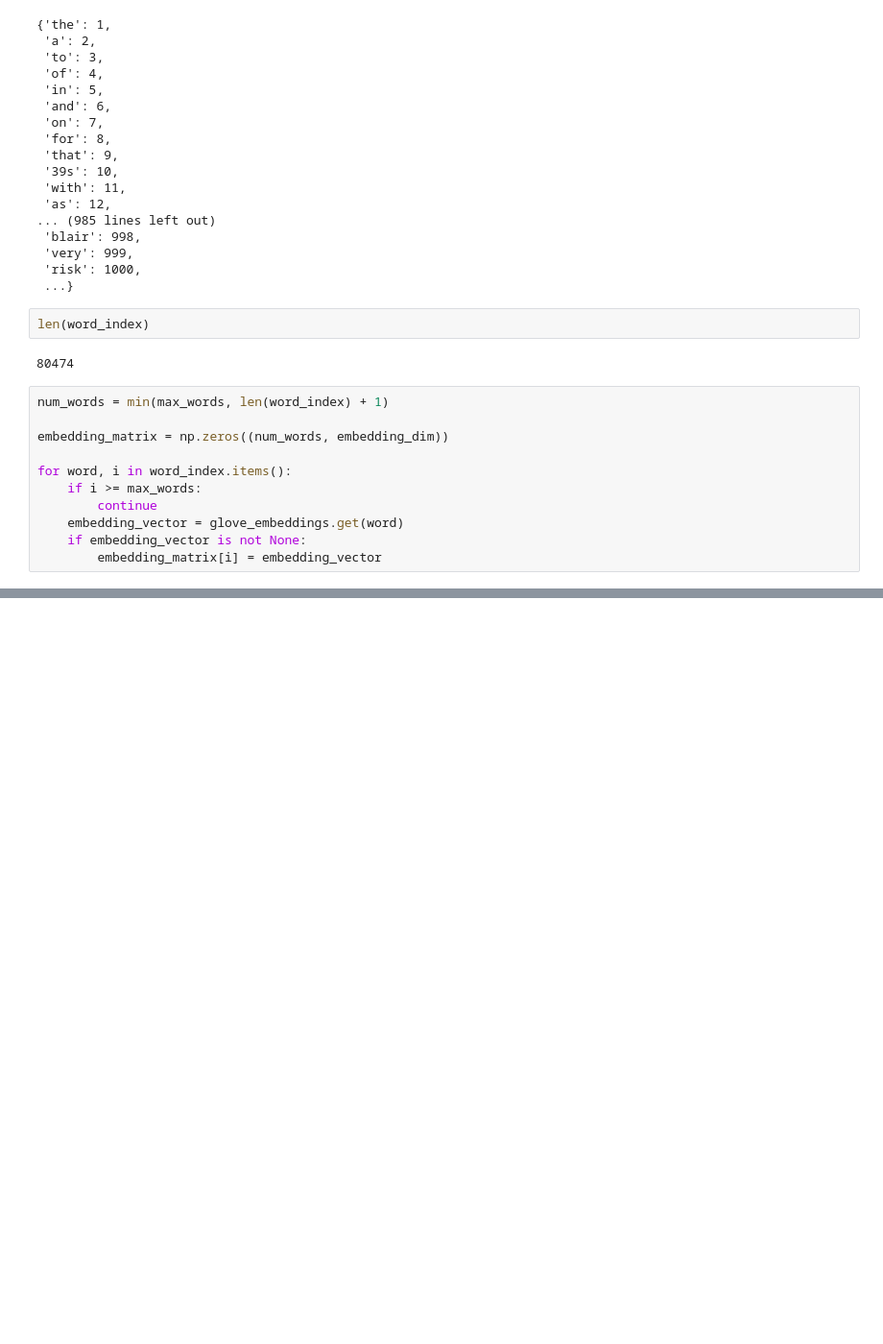
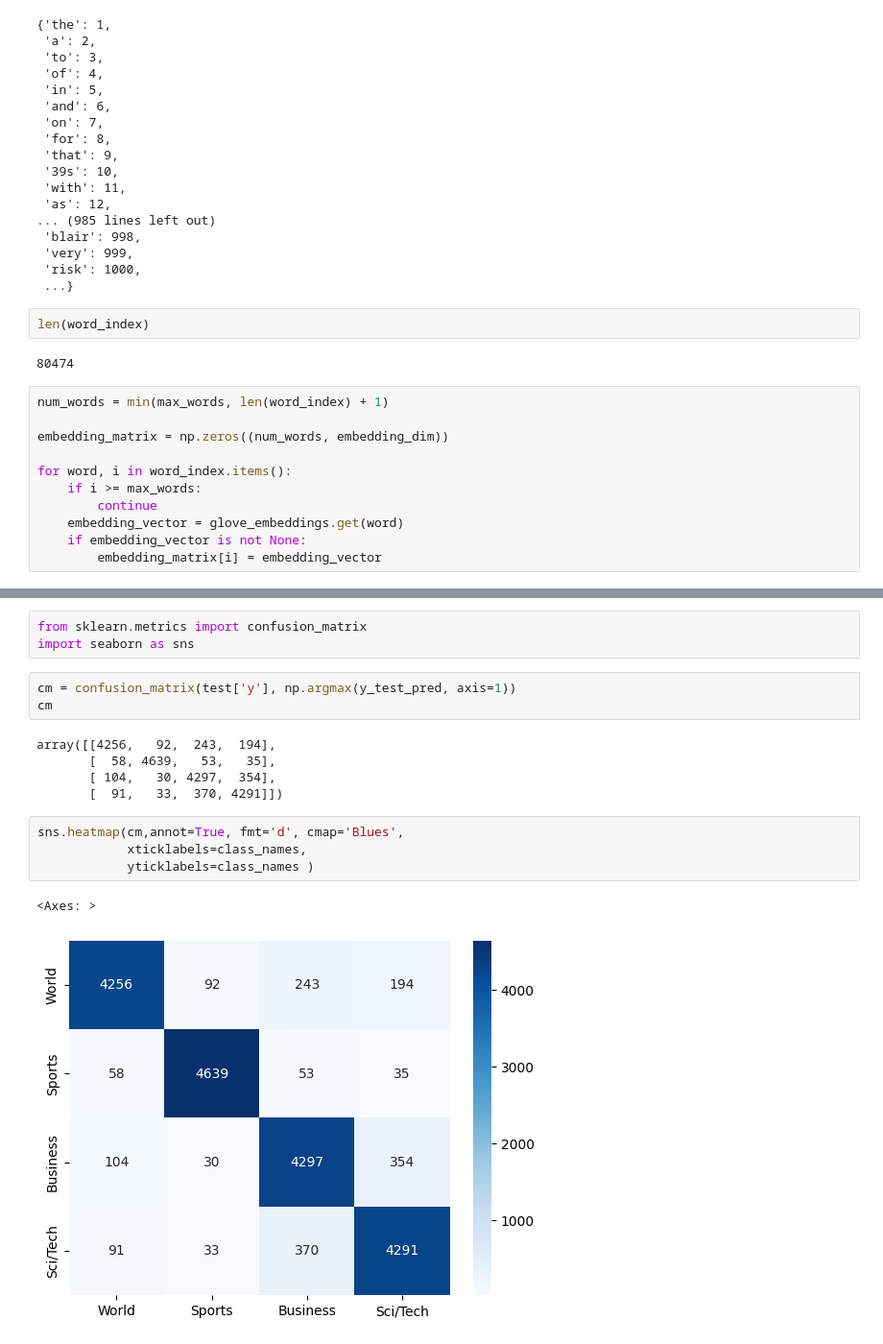
Before and after one commit to Rooneyish/News_Article_Classification, a Jupyter notebook: Bi_Directional_LSTM.ipynb, the cells around one changed output, grey strips where cells are left out. Shown at 96% size. Drawn from its saved outputs; the diff is of its cells as text; blank space fills up the shorter version.

Commit message:
Add Word Cloud and Confusion Matrix

```diff
--- a/Bi_Directional_LSTM.ipynb
+++ b/Bi_Directional_LSTM.ipynb
@@ -264,0 +261,18 @@ weighted avg     0.9159    0.9153    0.9150     19140
+# %%
+from sklearn.metrics import confusion_matrix
+import seaborn as sns
+# %%
+cm = confusion_matrix(test['y'], np.argmax(y_test_pred, axis=1))
+cm
+# %% [output]
+array([[4256,   92,  243,  194],
+       [  58, 4639,   53,   35],
+       [ 104,   30, 4297,  354],
+       [  91,   33,  370, 4291]])
+# %%
+sns.heatmap(cm,annot=True, fmt='d', cmap='Blues',
+            xticklabels=class_names,
+            yticklabels=class_names )
+# %% [output]
+<Axes: >
+[figure, added]
```
Also changed, not shown: parts of 10 cells of this notebook, 2 other files.
